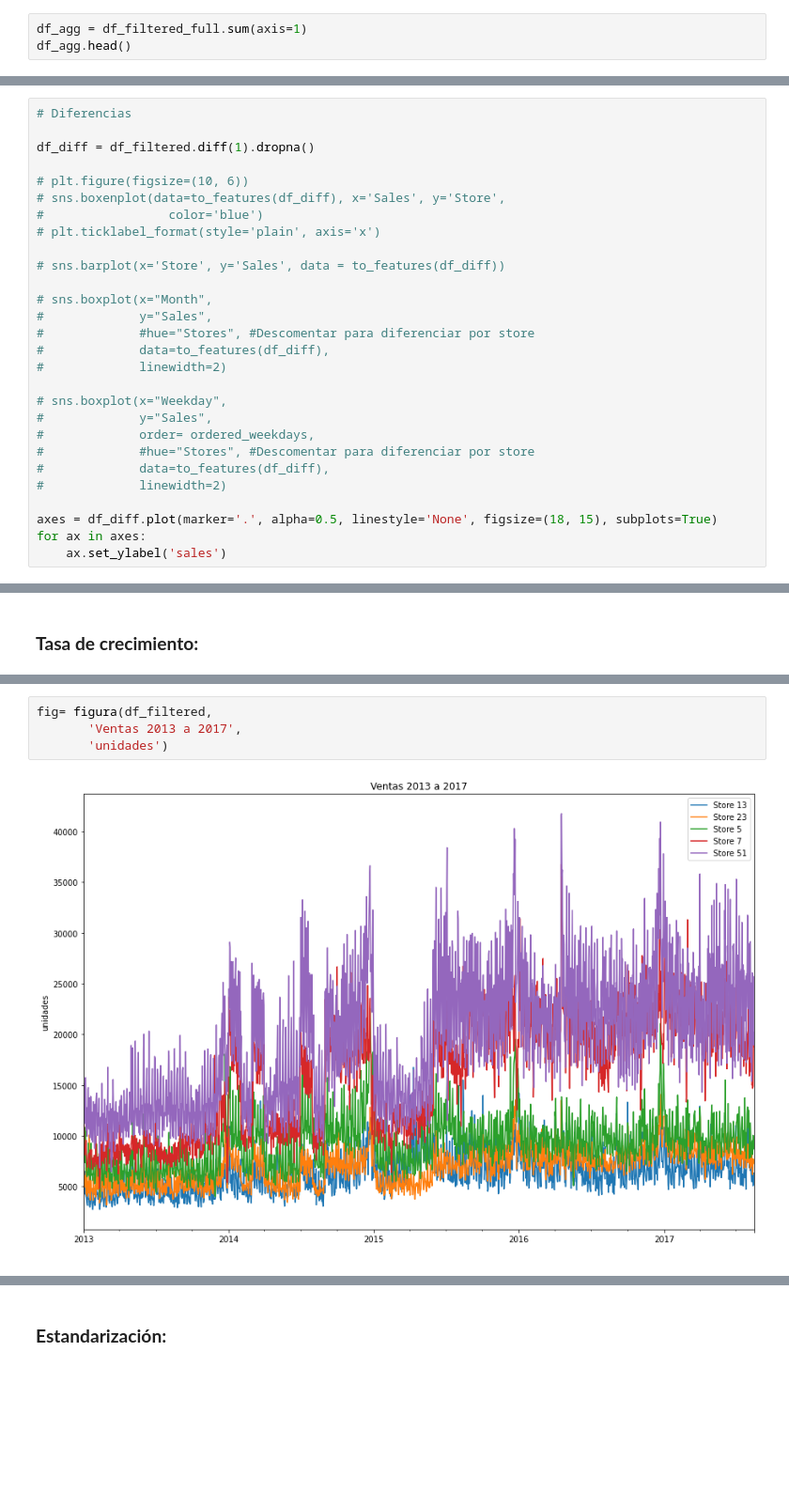
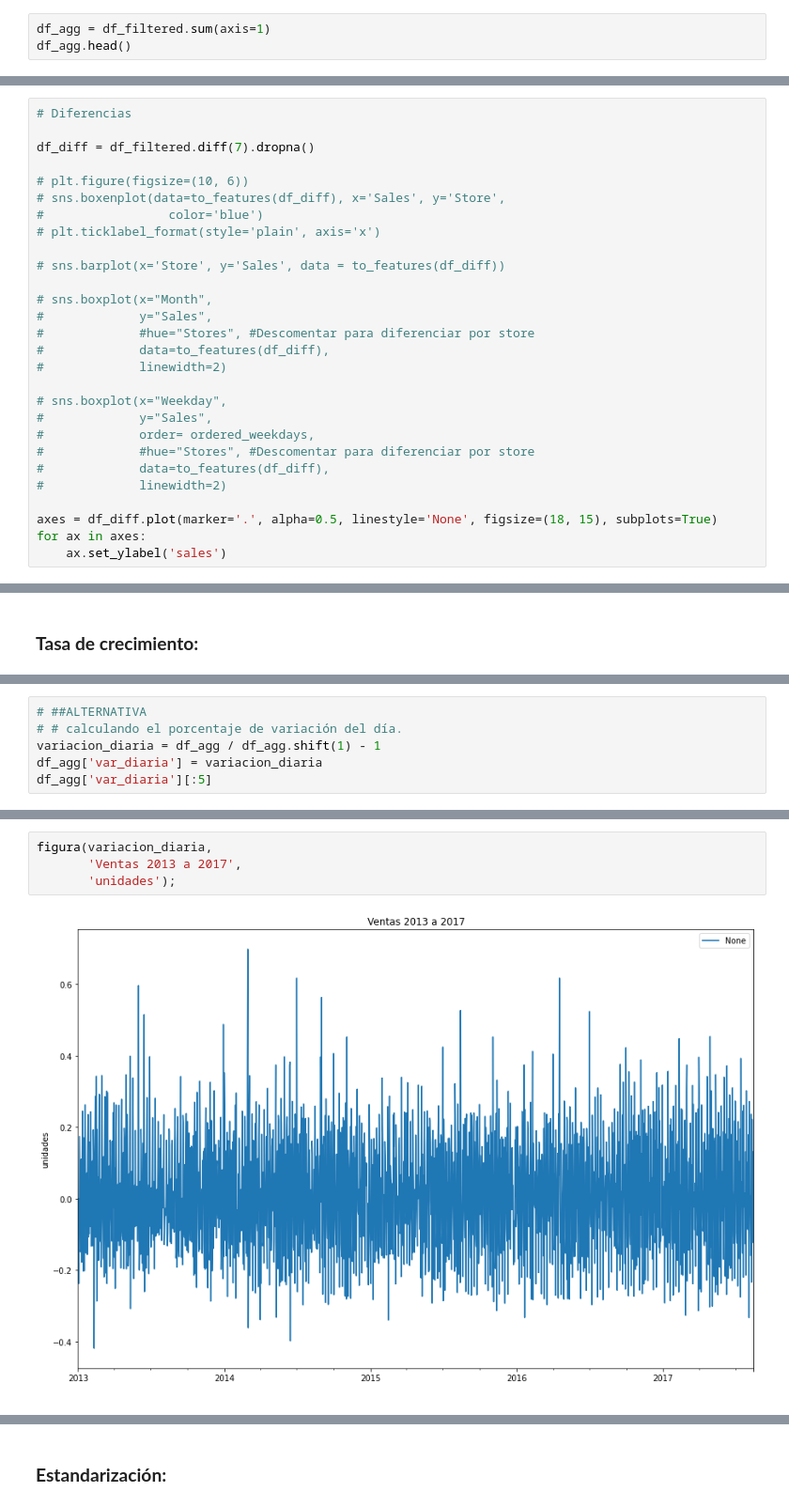
Before and after one commit to CHRISTIANDAGATTI/Mentoria_Series_Temporales, a Jupyter notebook: TP2_analisis_y_curacion.ipynb, the cells around one changed output, grey strips where cells are left out. Shown at 94% size. Cells and saved outputs as stored; diff of their text form; blank space fills up the shorter version.

```diff
--- a/TP2_analisis_y_curacion.ipynb
+++ b/TP2_analisis_y_curacion.ipynb
@@ -164,7 +190,7 @@ df_filtered = df_filtered[cols]
 # %% [markdown]
 ## **Serie Agregada:**
 # %%
-df_agg = df_filtered_full.sum(axis=1)
+df_agg = df_filtered.sum(axis=1)
 df_agg.head()
 # %% [output]
 date
@@ -286,7 +289,7 @@ Esta transformación elimina la tendencia de la serie,mantiene las oscilaciones
 # %%
 # Diferencias
 
-df_diff = df_filtered.diff(1).dropna()
+df_diff = df_filtered.diff(7).dropna()
 
 # plt.figure(figsize=(10, 6))
 # sns.boxenplot(data=to_features(df_diff), x='Sales', y='Store',
@@ -348,0 +391,6 @@ df_growth = df_filtered.div(df_filtered.iloc[0])
+# %%
+# ##ALTERNATIVA
+# # calculando el porcentaje de variación del día.
+variacion_diaria = df_agg / df_agg.shift(1) - 1
+df_agg['var_diaria'] = variacion_diaria
+df_agg['var_diaria'][:5]
@@ -349,6 +407,6 @@ df_growth = df_filtered.div(df_filtered.iloc[0])
 # %%
-fig= figura(df_filtered,
+figura(variacion_diaria,
        'Ventas 2013 a 2017',
-       'unidades')
+       'unidades');
 # %% [output]
-[figure, old version]
+[figure, new version]
```
Also changed, not shown: parts of 68 cells of this notebook.
